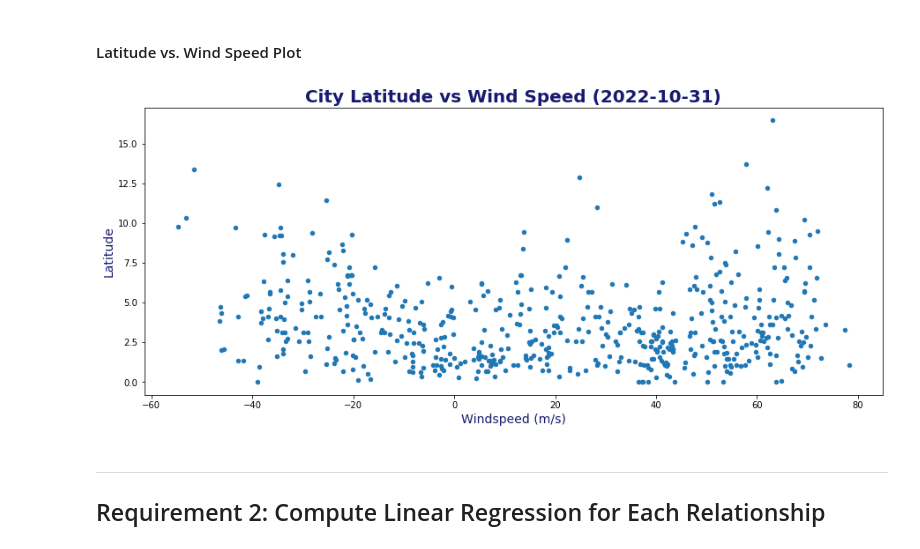
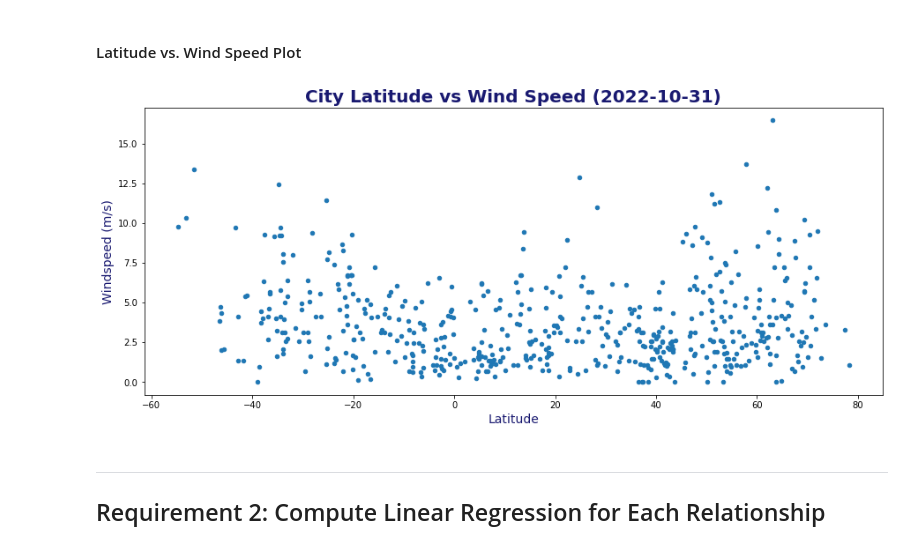
Before and after one commit to JeffPinegar/python-api-challenge, a Jupyter notebook: WeatherPy/JSP WeatherPy.ipynb, the cells around one changed output. Cells and saved outputs as stored; diff of their text form; code cells hidden in the pictures.

```diff
--- a/WeatherPy/JSP WeatherPy.ipynb
+++ b/WeatherPy/JSP WeatherPy.ipynb
@@ -216,10 +216,11 @@ plt.title('City Latitude vs. Max Temperature 2022-10-31)',
            color = 'midnightblue',
            fontweight="bold");
 
-
-save_fig = os.path.join('.','output', 'Fig1_Lat_vs_Temp.jpg')             # Prepare to save the figure
-plt.savefig(save_fig, bbox_inches='tight')                                # Save the figure
-
+fignum = 1
+filename = f'Fig{fignum}_Lat_vs_Temp.jpg'
+save_fig = os.path.join('.','output', filename )                         # Prepare to save the figure
+plt.savefig(save_fig, bbox_inches='tight')                               # Save the figure
+fignum +=1
 
 # Show plot
 plt.show()
@@ -240,9 +241,10 @@ plt.title('City Latitude vs. Humidity (2022-10-31)',
            color = 'midnightblue',
            fontweight="bold");
 
-
-save_fig = os.path.join('.','output', 'Fig2_Lat_vs_Humidity.jpg')             # Prepare to save the figure
-plt.savefig(save_fig, bbox_inches='tight')                                    # Save the figure
+filename = f'Fig{fignum}_Lat_vs_Humidity.jpg'
+save_fig = os.path.join('.','output', filename )                         # Prepare to save the figure
+plt.savefig(save_fig, bbox_inches='tight')                               # Save the figure
+fignum += 1
 
 # Show plot
 plt.show()
@@ -271,6 +267,7 @@ plt.title('City Latitude Vs. Cloudiness (2022-10-31)',
 
 save_fig = os.path.join('.','output', 'Fig3_Lat_vs_Cloudiness.jpg')             # Prepare to save the figure
 plt.savefig(save_fig, bbox_inches='tight')                                      # Save the figure
+fignum += 1
 
 # Show plot
 plt.show()
@@ -281,34 +278,35 @@ plt.show()
 # %%
 # Build the scatter plots for latitude vs. wind speed
 # YOUR CODE HERE
 
 title='City Latitude vs Wind Speed (2022-10-31)'
 ylabel = 'Windspeed (m/s)'
 xlabel = 'Latitude'
 ycol = 'Wind Speed'
 xcol = 'Lat'
 numfig = 4
 filename = f'Fig{numfig}_{xlabel}_vs_Windspeed.jpg'
 
 # Build the scatter plots for latitude vs. cloudiness
 city_data_df.plot.scatter( x=xcol, y=ycol, figsize=(15, 6))
 
 # Incorporate the other graph properties
-plt.xlabel(ylabel, fontsize = 14, color = 'midnightblue' )
-plt.ylabel(xlabel, fontsize = 14, color = 'midnightblue')
+plt.xlabel(xlabel, fontsize = 14, color = 'midnightblue' )
+plt.ylabel(ylabel, fontsize = 14, color = 'midnightblue')
 plt.title(title,
            fontsize = 20,
            color = 'midnightblue',
            fontweight="bold");
 
 
 save_fig = os.path.join('.','output', filename)             # Prepare to save the figure
 plt.savefig(save_fig, bbox_inches='tight')                  # Save the figure
+fignum += 1
 
 # Show plot
 plt.show()
 # %% [output]
-[figure, old version]
+[figure, new version]
 # %% [markdown]
 ---
 
```
Also changed, not shown: parts of 20 cells of this notebook, 10 other files.
